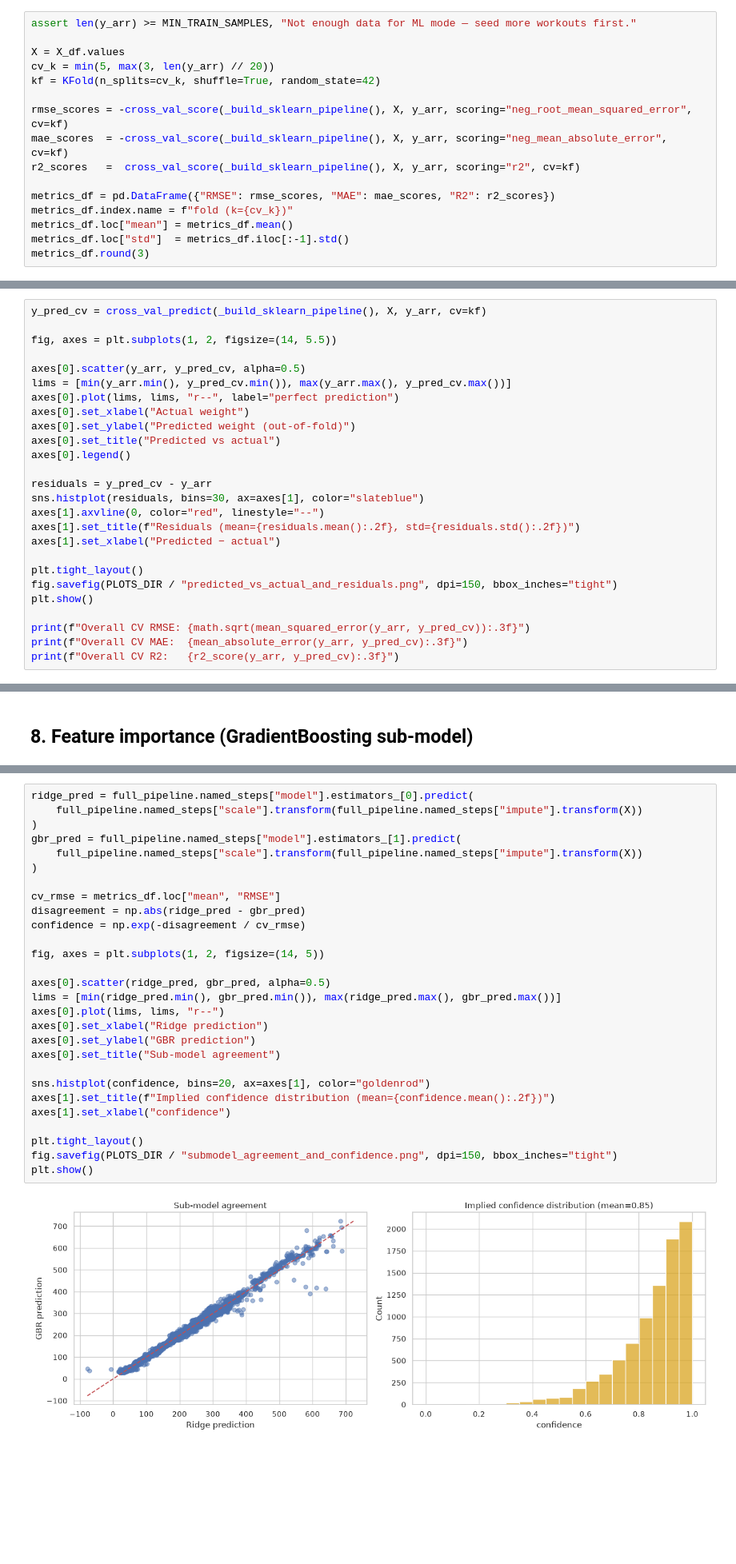
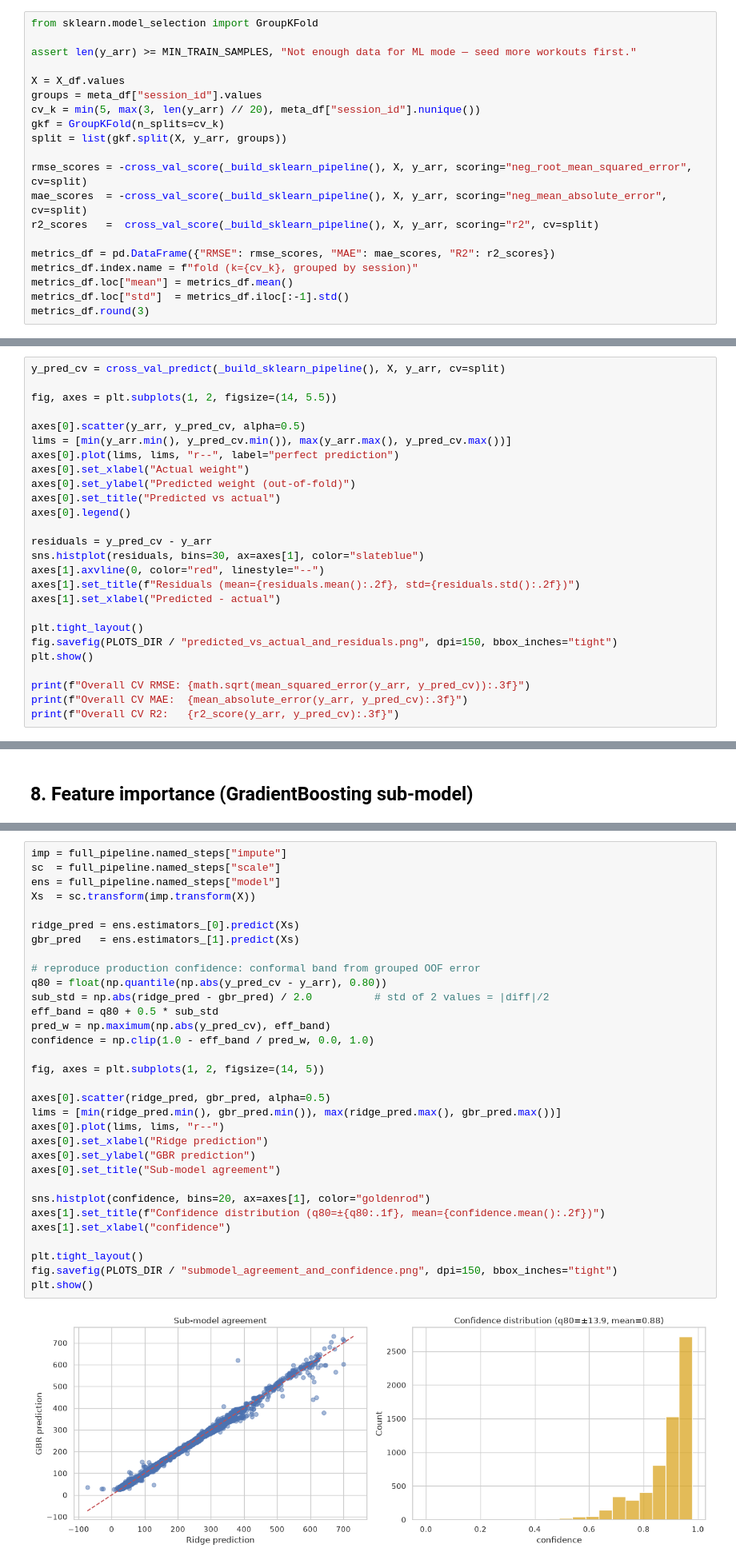
Before and after one commit to Agrovate/workout-ai, a Jupyter notebook: model_metrics.ipynb, the cells around one changed output, grey strips where cells are left out. Shown at 80% size. Drawn from its saved outputs; the diff is of its cells as text; blank space fills up the shorter version.

```diff
--- a/model_metrics.ipynb
+++ b/model_metrics.ipynb
@@ -253,16 +262,20 @@ plt.show()
 # %%
+from sklearn.model_selection import GroupKFold
+
 assert len(y_arr) >= MIN_TRAIN_SAMPLES, "Not enough data for ML mode — seed more workouts first."
 
 X = X_df.values
-cv_k = min(5, max(3, len(y_arr) // 20))
-kf = KFold(n_splits=cv_k, shuffle=True, random_state=42)
+groups = meta_df["session_id"].values
+cv_k = min(5, max(3, len(y_arr) // 20), meta_df["session_id"].nunique())
+gkf = GroupKFold(n_splits=cv_k)
+split = list(gkf.split(X, y_arr, groups))
 
-rmse_scores = -cross_val_score(_build_sklearn_pipeline(), X, y_arr, scoring="neg_root_mean_squared_error", cv=kf)
-mae_scores  = -cross_val_score(_build_sklearn_pipeline(), X, y_arr, scoring="neg_mean_absolute_error", cv=kf)
-r2_scores   =  cross_val_score(_build_sklearn_pipeline(), X, y_arr, scoring="r2", cv=kf)
+rmse_scores = -cross_val_score(_build_sklearn_pipeline(), X, y_arr, scoring="neg_root_mean_squared_error", cv=split)
+mae_scores  = -cross_val_score(_build_sklearn_pipeline(), X, y_arr, scoring="neg_mean_absolute_error", cv=split)
+r2_scores   =  cross_val_score(_build_sklearn_pipeline(), X, y_arr, scoring="r2", cv=split)
 
 metrics_df = pd.DataFrame({"RMSE": rmse_scores, "MAE": mae_scores, "R2": r2_scores})
-metrics_df.index.name = f"fold (k={cv_k})"
+metrics_df.index.name = f"fold (k={cv_k}, grouped by session)"
 metrics_df.loc["mean"] = metrics_df.mean()
 metrics_df.loc["std"]  = metrics_df.iloc[:-1].std()
 metrics_df.round(3)
@@ -279,5 +292,5 @@ metrics_df.round(3)
 # %%
-y_pred_cv = cross_val_predict(_build_sklearn_pipeline(), X, y_arr, cv=kf)
+y_pred_cv = cross_val_predict(_build_sklearn_pipeline(), X, y_arr, cv=split)
 
 fig, axes = plt.subplots(1, 2, figsize=(14, 5.5))
 
@@ -293,7 +306,7 @@ residuals = y_pred_cv - y_arr
 sns.histplot(residuals, bins=30, ax=axes[1], color="slateblue")
 axes[1].axvline(0, color="red", linestyle="--")
 axes[1].set_title(f"Residuals (mean={residuals.mean():.2f}, std={residuals.std():.2f})")
-axes[1].set_xlabel("Predicted − actual")
+axes[1].set_xlabel("Predicted - actual")
 
 plt.tight_layout()
 fig.savefig(PLOTS_DIR / "predicted_vs_actual_and_residuals.png", dpi=150, bbox_inches="tight")
@@ -338,33 +361,37 @@ in the `VotingRegressor` disagree, normalised by CV RMSE (see
 # %%
-ridge_pred = full_pipeline.named_steps["model"].estimators_[0].predict(
-    full_pipeline.named_steps["scale"].transform(full_pipeline.named_steps["impute"].transform(X))
-)
-gbr_pred = full_pipeline.named_steps["model"].estimators_[1].predict(
-    full_pipeline.named_steps["scale"].transform(full_pipeline.named_steps["impute"].transform(X))
-)
+imp = full_pipeline.named_steps["impute"]
+sc  = full_pipeline.named_steps["scale"]
+ens = full_pipeline.named_steps["model"]
+Xs  = sc.transform(imp.transform(X))
 
-cv_rmse = metrics_df.loc["mean", "RMSE"]
-disagreement = np.abs(ridge_pred - gbr_pred)
-confidence = np.exp(-disagreement / cv_rmse)
+ridge_pred = ens.estimators_[0].predict(Xs)
+gbr_pred   = ens.estimators_[1].predict(Xs)
+
+# reproduce production confidence: conformal band from grouped OOF error
+q80 = float(np.quantile(np.abs(y_pred_cv - y_arr), 0.80))
+sub_std = np.abs(ridge_pred - gbr_pred) / 2.0          # std of 2 values = |diff|/2
+eff_band = q80 + 0.5 * sub_std
+pred_w = np.maximum(np.abs(y_pred_cv), eff_band)
+confidence = np.clip(1.0 - eff_band / pred_w, 0.0, 1.0)
 
 fig, axes = plt.subplots(1, 2, figsize=(14, 5))
 
 axes[0].scatter(ridge_pred, gbr_pred, alpha=0.5)
 lims = [min(ridge_pred.min(), gbr_pred.min()), max(ridge_pred.max(), gbr_pred.max())]
 axes[0].plot(lims, lims, "r--")
 axes[0].set_xlabel("Ridge prediction")
 axes[0].set_ylabel("GBR prediction")
 axes[0].set_title("Sub-model agreement")
 
 sns.histplot(confidence, bins=20, ax=axes[1], color="goldenrod")
-axes[1].set_title(f"Implied confidence distribution (mean={confidence.mean():.2f})")
+axes[1].set_title(f"Confidence distribution (q80=±{q80:.1f}, mean={confidence.mean():.2f})")
 axes[1].set_xlabel("confidence")
 
 plt.tight_layout()
 fig.savefig(PLOTS_DIR / "submodel_agreement_and_confidence.png", dpi=150, bbox_inches="tight")
 plt.show()
 # %% [output]
-[figure, old version]
+[figure, new version]
 # %% [markdown]
 ## 10. Per-exercise error breakdown
 # %%
```
Also changed, not shown: parts of 9 cells of this notebook, 20 other files.
